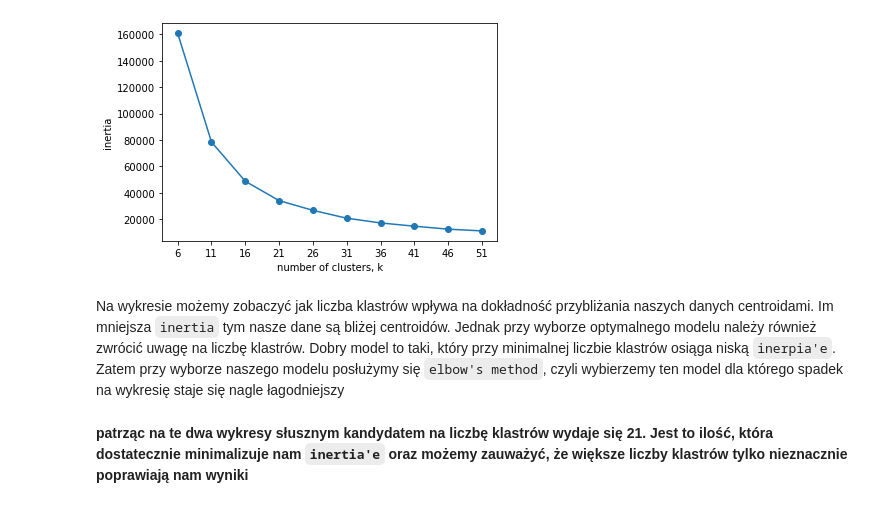
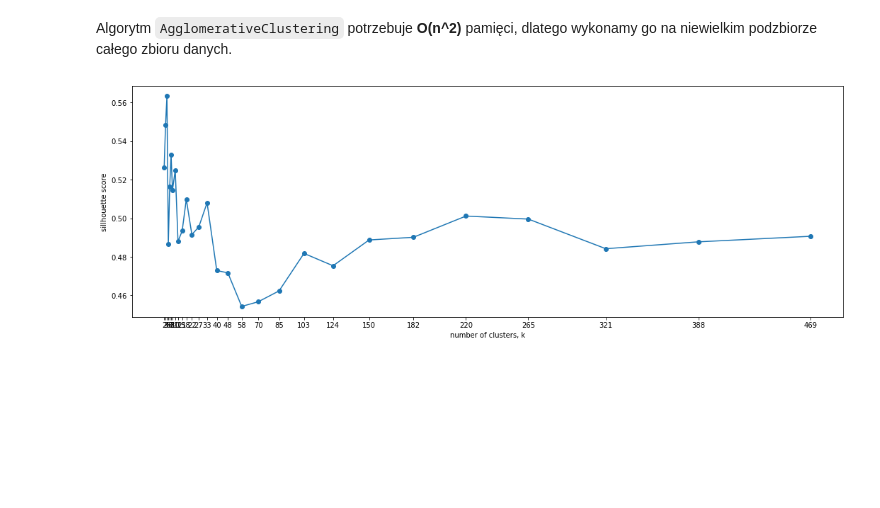
Before and after one commit to Szymon-Gut/Introduction-to-Machine-Learning, a Jupyter notebook: hw5/building.ipynb, the cells around one changed output. Saved outputs shown, nothing was run; the diff lists cells and outputs as text; code cells hidden in the pictures; blank space fills up the shorter version.

````diff
--- a/hw5/building.ipynb
+++ b/hw5/building.ipynb
@@ -73 +25,4 @@ urbanGB_labels
+# %%
+urbanGB['lng'] = urbanGB['lng'].div(1.7)
+urbanGB_centr['longtitude'] = urbanGB_centr['longtitude'].div(1.7)
 # %% [markdown]
@@ -121,0 +44,9 @@ ks
+# %%
+inertias = []
+K = np.arange(6, 31, 2)
+for k in K:
+    print(f"Training model for {k} clusters... ", end='')
+    model = KMeans(n_clusters = k)
+    model.fit(samples)
+    inertias.append(model.inertia_)
+    print("Done!")
@@ -144,22 +133,26 @@ ks
+# %% [markdown]
+Algorytm ```AgglomerativeClustering``` potrzebuje **O(n^2)** pamięci, dlatego wykonamy go na niewielkim podzbiorze całego zbioru danych.
+# %%
+subset_size = int(0.03 * samples.shape[0]) # ~11k obserwacji
+# %%
+# wyznaczenie silihouette
+scores = []
+K = np.append([2,3,4], np.logspace(np.log10(5), np.log10(469), 25).astype(int))
+for k in K:
+    print(f"Training model for {k} clusters... ", end='')
+    model = AgglomerativeClustering(n_clusters = k)
+    model.fit(samples[:subset_size])
+    labels = model.labels_
+    print("Evaluating... ", end='')
+    score = silhouette_score(samples[:subset_size], labels)
+    scores.append(score)
+    print("Done!")
 # %%
-inertias = []
-
-for k in ks:
-    model = KMeans(n_clusters = k)
-
-    model.fit(samples)
-
-    inertias.append(model.inertia_)
-
-# Plot ks vs inertias
-plt.plot(ks, inertias, '-o')
+plt.figure(figsize=(18, 6))
+plt.plot(K, scores, '-o')
 plt.xlabel('number of clusters, k')
-plt.ylabel('inertia')
-plt.xticks(ks)
+plt.ylabel('sillhouette score')
+plt.xticks(K)
 plt.show()
 # %% [output]
-[figure, old version]
+[figure, new version]
-# %% [markdown]
-Na wykresie możemy zobaczyć jak liczba klastrów wpływa na dokładność przybliżania naszych danych centroidami. Im mniejsza `inertia` tym nasze dane są bliżej centroidów. Jednak przy wyborze optymalnego modelu należy również zwrócić uwagę na liczbę klastrów. Dobry model to taki, który przy minimalnej liczbie klastrów osiąga niską `inerpia'e`. Zatem przy wyborze naszego modelu posłużymy się `elbow's method`, czyli wybierzemy ten model dla którego spadek na wykresię staje się nagle łagodniejszy
-# %% [markdown]
-**patrząc na te dwa wykresy słusznym kandydatem na liczbę klastrów wydaje się 21. Jest to ilość, która dostatecznie minimalizuje nam `inertia'e` oraz możemy zauważyć, że większe liczby klastrów tylko nieznacznie poprawiają nam wyniki**
````
Also changed, not shown: parts of 42 cells of this notebook, 1 other file.
